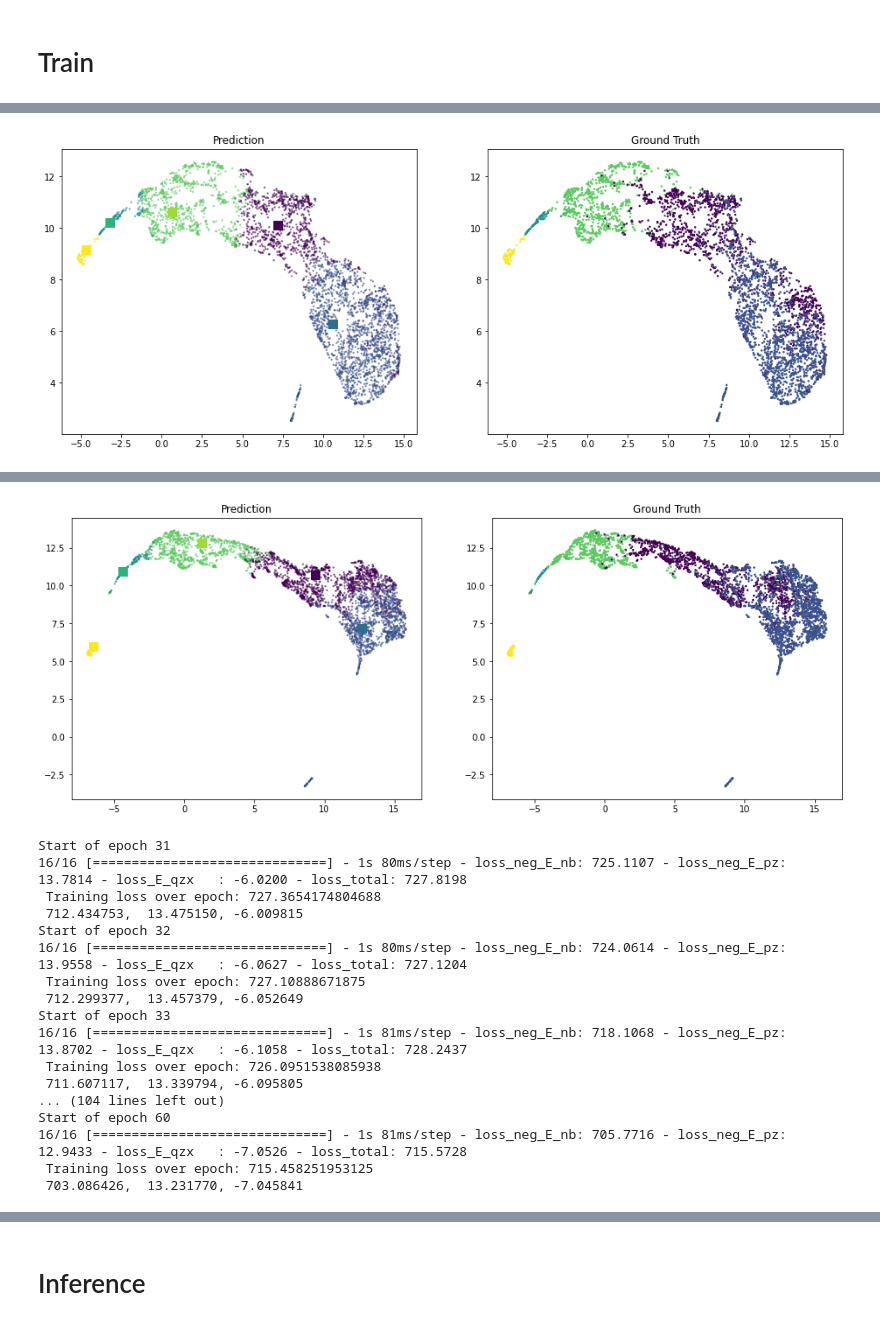
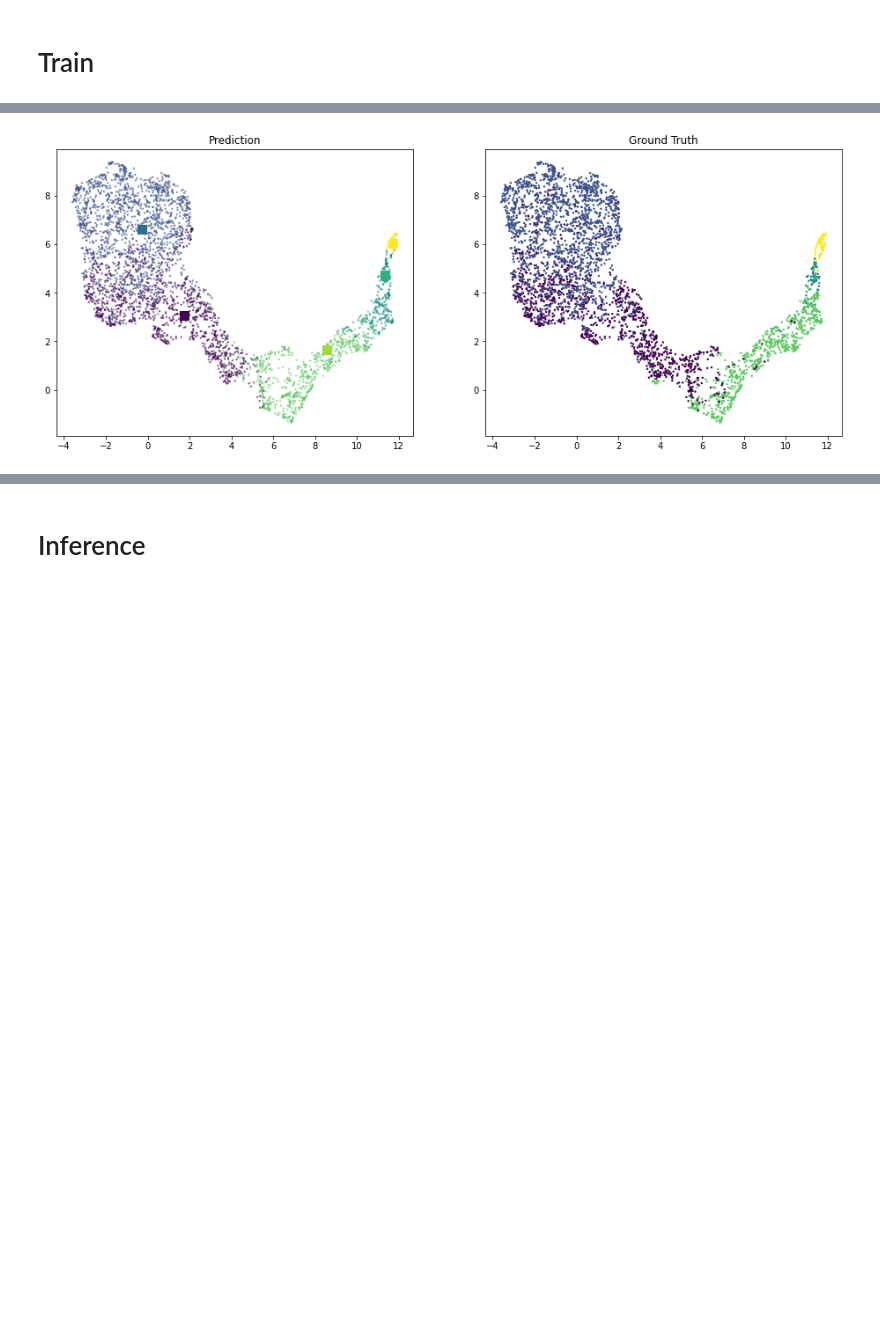
Before and after one commit to jaydu1/VITAE, a Jupyter notebook: tutorial_dentate.ipynb, the cells around one changed output, grey strips where cells are left out. Saved outputs shown, nothing was run; the diff lists cells and outputs as text; code cells hidden in the pictures; blank space fills up the shorter version.

```diff
--- a/tutorial_dentate.ipynb
+++ b/tutorial_dentate.ipynb
@@ -164,10 +157,10 @@ Pretrain Done.
 You can also save and load model weights by the following codes:
 # %%
 # save model weight
-# model.save_model(path_to_file='weight/dentate_pretrain.checkpoint')
+# model.save_model(path_to_file='weight/dentate_Gaussian_pretrain.checkpoint')
 
 # load model weight
-model.load_model(path_to_file='weight/dentate_pretrain.checkpoint', # path to the weight file.
+model.load_model(path_to_file='weight/dentate_Gaussian_pretrain.checkpoint', # path to the weight file.
                  n_clusters=None                      # (Optional) parameter to initialize or re-initialize the GMM layer
                                                       # set to None if we don't know the number of clusters yet.
                 )
@@ -239,13 +239,16 @@ And we can also use estimated cluster labels from other algorithms and softwares
 model.train(learning_rate = 1e-3,        # (Optional) the initial learning rate for the Adam optimizer (the default is 1e-3).
             batch_size=256,              # (Optional) the batch size for pre-training (the default is 32).
             L=1,                         # (Optional) the number of MC samples (the default is 1).
+            alpha=0.01,                  # (Optional) the value of alpha in [0,1] to encourage covariate adjustment. Not used if there is no covariates.
+            beta=2,                      # (Optional) the value of beta in beta-VAE.
             num_epoch = 300,             # (Optional) the maximum number of epoches (the default is 300).
             num_step_per_epoch = None,   # (Optional) the number of step per epoch, it will be inferred from number of cells and batch size if it is None (the default is None).
             early_stopping_tolerance=1,  # (Optional) the minimum change of loss to be considered as an improvement (the default is 1e-3).
             early_stopping_patience=5,   # (Optional) the maximum number of epoches if there is no improvement (the default is 10).
-            early_stopping_warmup=0,     # (Optional) the number of warmup epoches (the default is 0).
-            weight=2,
-            plot_every_num_epoch=30,
-            path_to_weights=None         # (Optional) the path of weight file to be saved; not saving weight if None (the default is None).
+            early_stopping_warmup=5,     # (Optional) the number of warmup epoches (the default is 0).
+            path_to_weights=None,        # (Optional) the path of weight file to be saved; not saving weight if None (the default is None).
+            plot_every_num_epoch=30,     # (Optional) plot the intermediate result every few epoches, or not plotting if it is None.
+            dimred='umap'                # (Optional) the name of dimension reduction algorithms, can be 'umap', 'pca' and 'tsne'. Default is 'umap'. Only used if 'plot_every_num_epoch' is not None.
+            #**kwargs                    # (Optional ) extra key-value arguments for calling the dimension reduction algorithms.
             )
 # %% [output]
@@ -257,2 +260,2 @@ Start of epoch 0
-[figure, old version]
+[figure, new version]
 Start of epoch 1
@@ -275,18 +277,0 @@ Start of epoch 30
-[figure, removed]
-Start of epoch 31
-16/16 [==============================] - 1s 80ms/step - loss_neg_E_nb: 725.1107 - loss_neg_E_pz: 13.7814 - loss_E_qzx   : -6.0200 - loss_total: 727.8198
- Training loss over epoch: 727.3654174804688
- 712.434753,  13.475150, -6.009815
-Start of epoch 32
-16/16 [==============================] - 1s 80ms/step - loss_neg_E_nb: 724.0614 - loss_neg_E_pz: 13.9558 - loss_E_qzx   : -6.0627 - loss_total: 727.1204
- Training loss over epoch: 727.10888671875
- 712.299377,  13.457379, -6.052649
-Start of epoch 33
-16/16 [==============================] - 1s 81ms/step - loss_neg_E_nb: 718.1068 - loss_neg_E_pz: 13.8702 - loss_E_qzx   : -6.1058 - loss_total: 728.2437
- Training loss over epoch: 726.0951538085938
- 711.607117,  13.339794, -6.095805
-... (104 lines left out)
-Start of epoch 60
-16/16 [==============================] - 1s 81ms/step - loss_neg_E_nb: 705.7716 - loss_neg_E_pz: 12.9433 - loss_E_qzx   : -7.0526 - loss_total: 715.5728
- Training loss over epoch: 715.458251953125
- 703.086426,  13.231770, -7.045841
```
Also changed, not shown: parts of 12 cells of this notebook, 1 other file.
